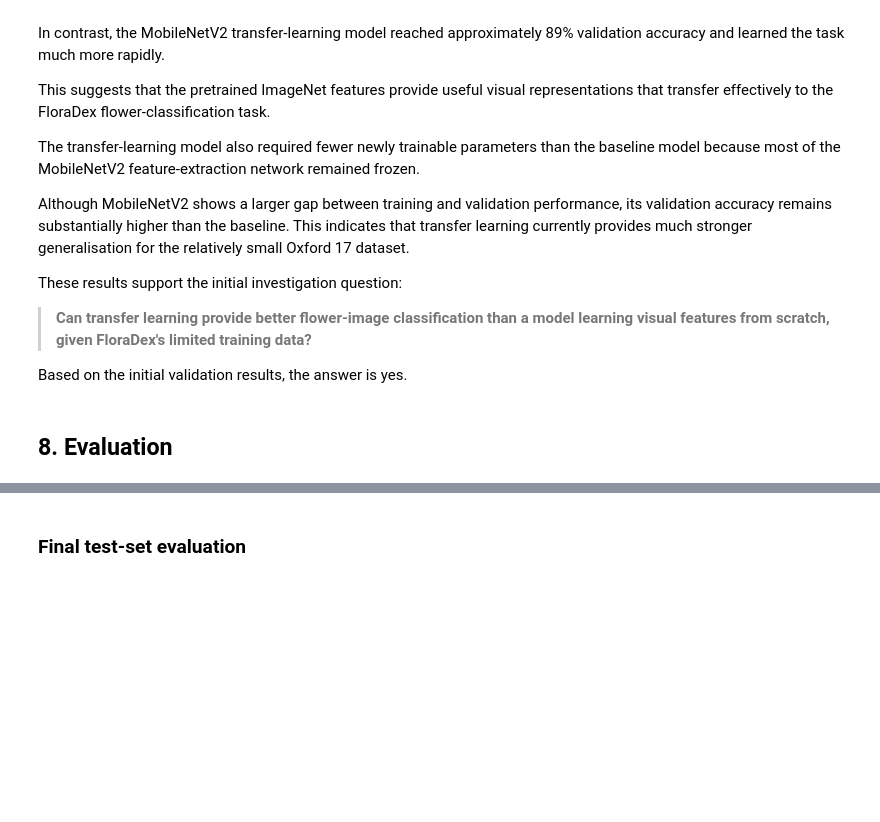
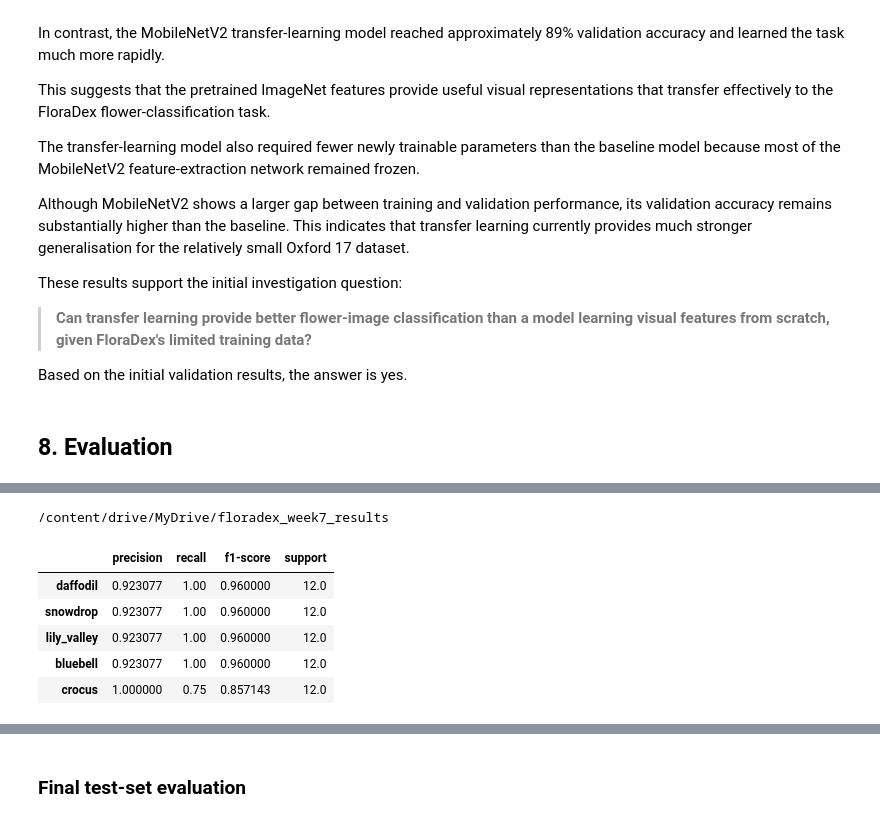
Before and after one commit to emelinachow-lgtm/FloraDex, a Jupyter notebook: floradex_a2.ipynb, the cells around one changed output, grey strips where cells are left out. Cells and saved outputs as stored; diff of their text form; code cells hidden in the pictures; blank space fills up the shorter version.

```diff
--- a/floradex_a2.ipynb
+++ b/floradex_a2.ipynb
@@ -1082,0 +1265,4 @@ Based on the initial validation results, the answer is yes.
+# %%
+for images, labels in test_ds.take(1):
+    print("Image batch shape:", images.shape)
+    print("Label batch shape:", labels.shape)
@@ -1082,0 +1481,32 @@ Based on the initial validation results, the answer is yes.
+# %%
+### Saving results
+results_dir = "/content/drive/MyDrive/floradex_week7_results"
+os.makedirs(results_dir, exist_ok=True)
+
+print(results_dir)
+# %% [output]
+/content/drive/MyDrive/floradex_week7_results
+# %%
+from sklearn.metrics import classification_report
+
+report_dict = classification_report(
+    y_true,
+    y_pred,
+    target_names=class_names,
+    output_dict=True
+)
+
+report_df = pd.DataFrame(report_dict).transpose()
+
+report_df.to_csv(
+    f"{results_dir}/mobilenetv2_classification_report.csv"
+)
+
+report_df.head()
+# %% [output]
+|  | precision | recall | f1-score | support |
+| daffodil | 0.923077 | 1.00 | 0.960000 | 12.0 |
+| snowdrop | 0.923077 | 1.00 | 0.960000 | 12.0 |
+| lily_valley | 0.923077 | 1.00 | 0.960000 | 12.0 |
+| bluebell | 0.923077 | 1.00 | 0.960000 | 12.0 |
+| crocus | 1.000000 | 0.75 | 0.857143 | 12.0 |
```
Also changed, not shown: parts of 33 cells of this notebook.
